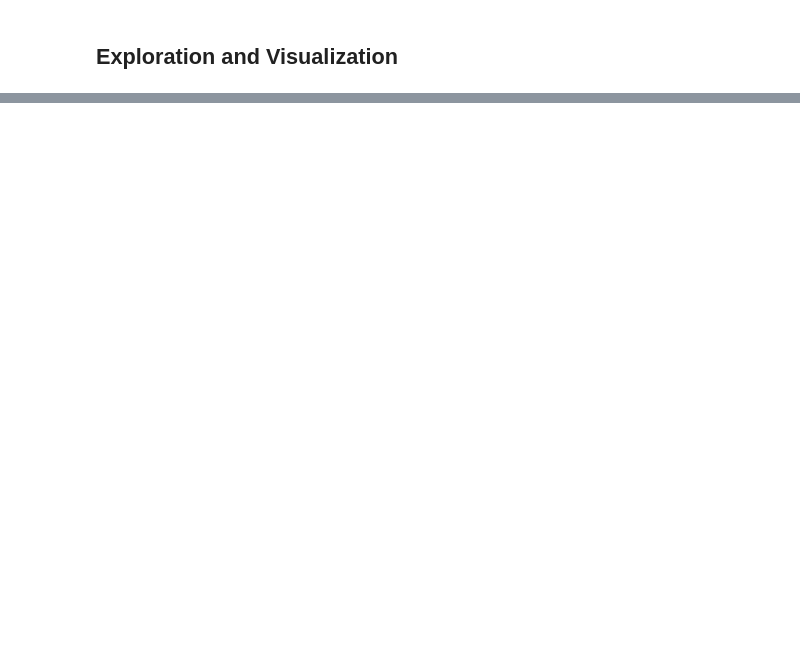
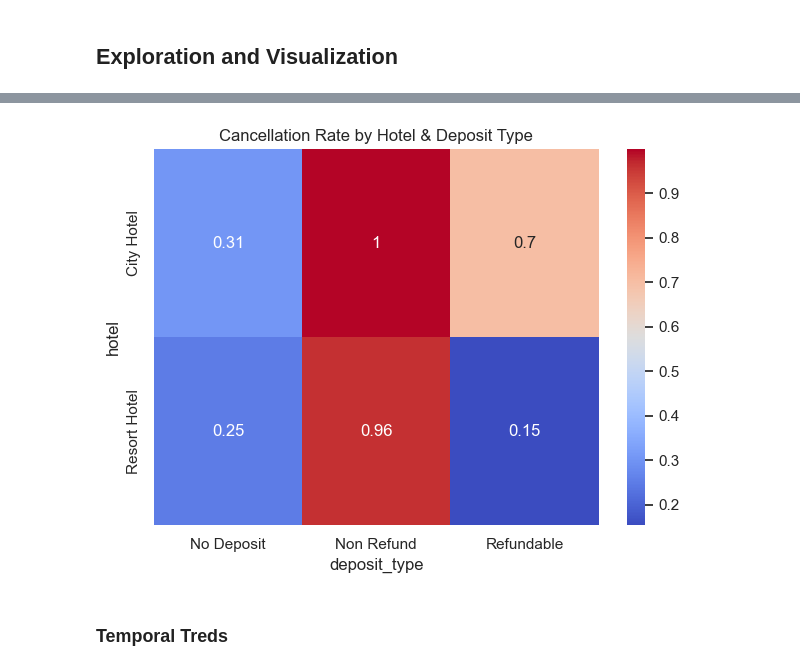
Before and after one commit to shamalanrajesvaran/UMA_IE500_Data_Mining, a Jupyter notebook: Data_exploration_and_visualization/explore_and_vis_time.ipynb, the cells around one changed output, grey strips where cells are left out. Drawn from its saved outputs; the diff is of its cells as text; code cells hidden in the pictures; blank space fills up the shorter version.

```diff
--- a/Data_exploration_and_visualization/explore_and_vis_time.ipynb
+++ b/Data_exploration_and_visualization/explore_and_vis_time.ipynb
@@ -73,0 +75,22 @@ This notebook covers data exploration and visualization for the Hotel Booking De
+# %%
+data = pd.read_csv(r'C:\Users\cheng\Documents\GitHub\Data_Mining_Project\UMA_IE500_Data_Mining\Data_exploration_and_visualization\hotel_bookings_with_specific_arrival_date.csv')
+import pandas as pd
+
+# Already loaded
+# data = pd.read_csv(r'...') ← your path
+
+# 1. View the first 5 rows
+display(data.head())
+
+# 2. Overview of data types and non-null counts
+print("\n Basic Info:\n")
+data.info()
+
+# 3. Descriptive statistics for numerical columns
+print("\n Descriptive Stats (Numerical Columns):\n")
+display(data.describe())
+
+# 4. Number of unique values per column
+print("\n Unique Value Counts per Column:\n")
+unique_counts = data.nunique().sort_values(ascending=False)
+display(unique_counts)
@@ -73,0 +305,8 @@ This notebook covers data exploration and visualization for the Hotel Booking De
+# %%
+pivot = data.pivot_table(values='is_canceled', index='hotel', columns='deposit_type')
+sns.heatmap(pivot, annot=True, cmap='coolwarm')
+plt.title('Cancellation Rate by Hotel & Deposit Type')
+plt.tight_layout()
+plt.show()
+# %% [output]
+[figure, added]
@@ -73,0 +359,2 @@ This notebook covers data exploration and visualization for the Hotel Booking De
+# %% [markdown]
+### Temporal Treds
```
Also changed, not shown: parts of 33 cells of this notebook.
